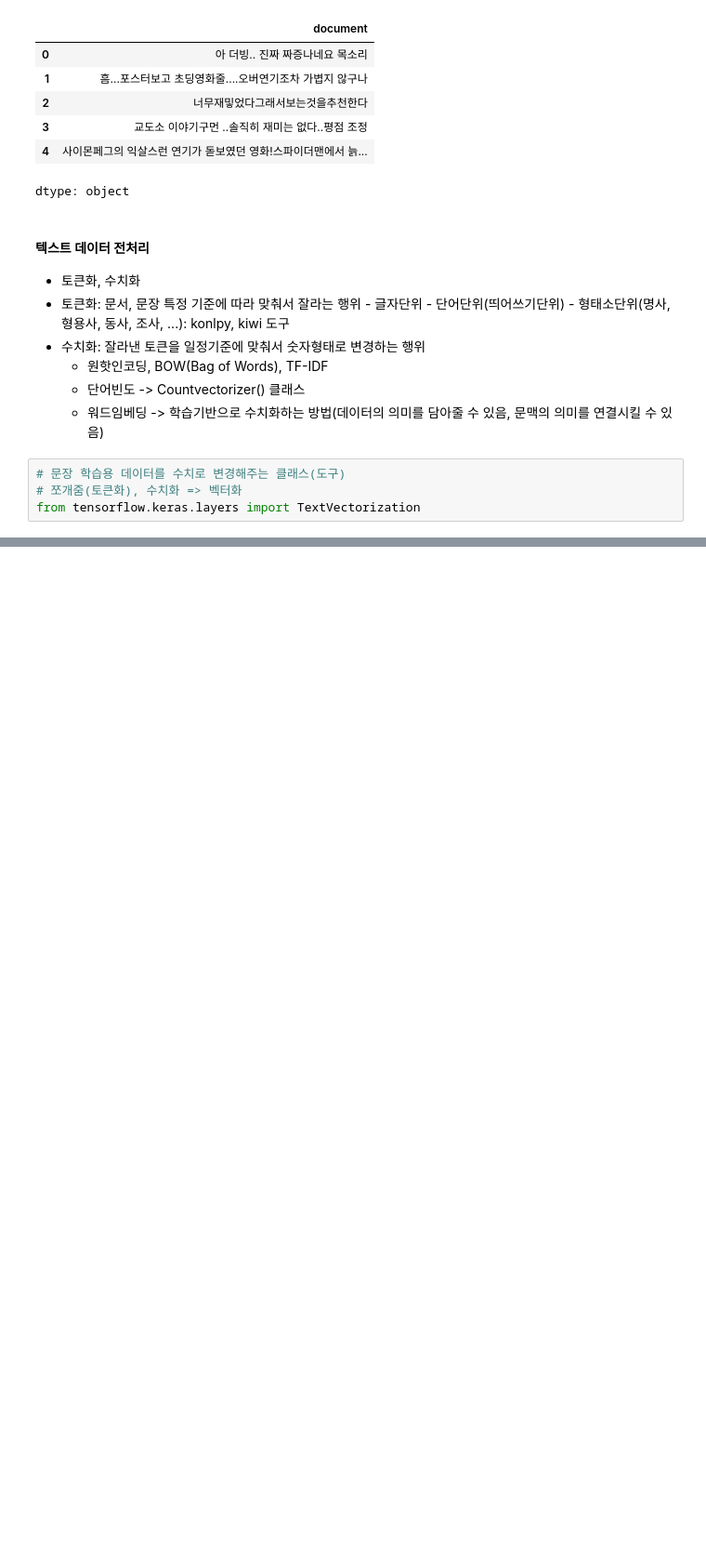
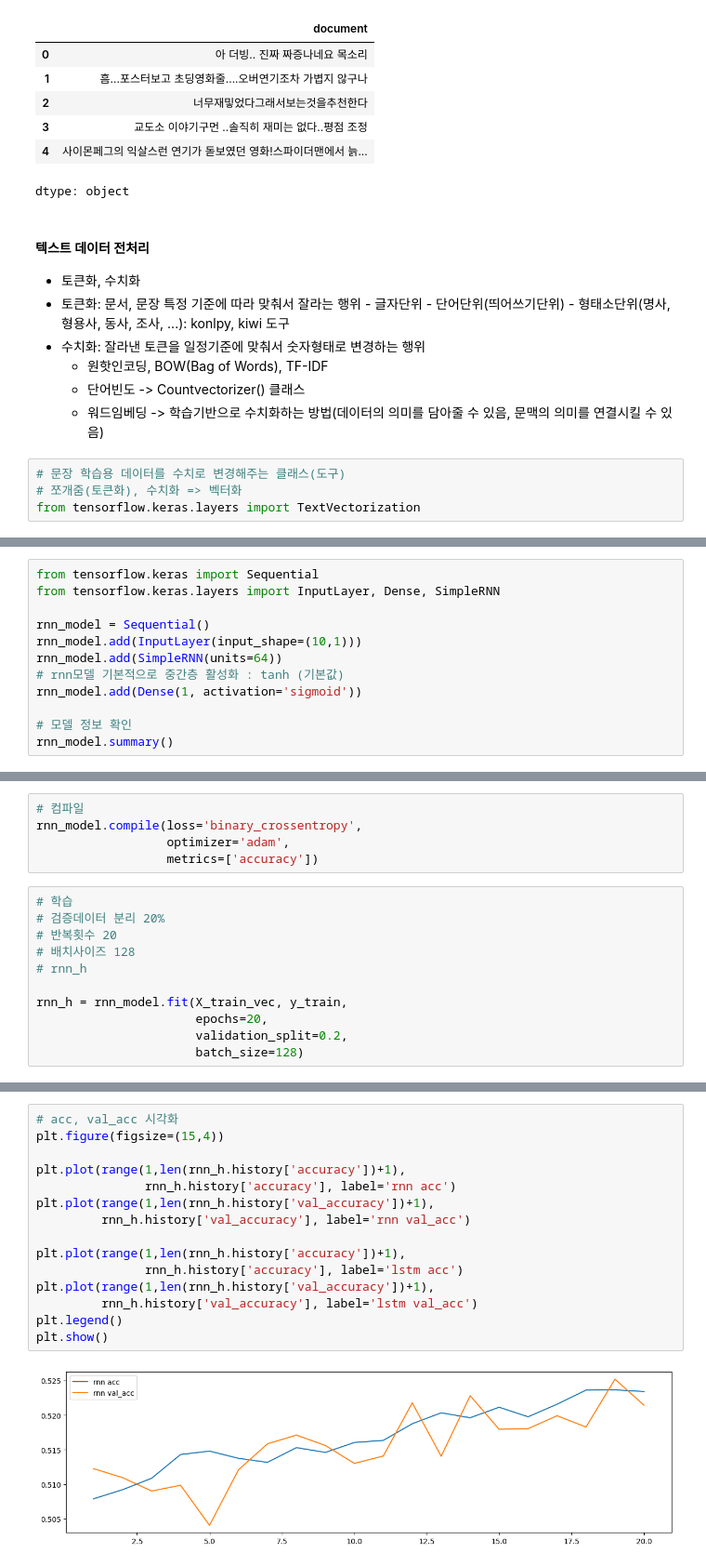
Before and after one commit to hyperdbio/Android-inject, a Jupyter notebook: ex09_RNN_영화리뷰학습하기(감성분석).ipynb, the cells around one changed output, grey strips where cells are left out. Shown at 93% size. Saved outputs shown, nothing was run; the diff lists cells and outputs as text; blank space fills up the shorter version.

```diff
--- a/ex09_RNN_영화리뷰학습하기(감성분석).ipynb
+++ b/ex09_RNN_영화리뷰학습하기(감성분석).ipynb
@@ -155,0 +276,12 @@ vect
+# %%
+from tensorflow.keras import Sequential
+from tensorflow.keras.layers import InputLayer, Dense, SimpleRNN
+
+rnn_model = Sequential()
+rnn_model.add(InputLayer(input_shape=(10,1)))
+rnn_model.add(SimpleRNN(units=64))
+# rnn모델 기본적으로 중간층 활성화 : tanh (기본값)
+rnn_model.add(Dense(1, activation='sigmoid'))
+
+# 모델 정보 확인
+rnn_model.summary()
@@ -155,0 +300,16 @@ vect
+# %%
+# 컴파일
+rnn_model.compile(loss='binary_crossentropy',
+                  optimizer='adam',
+                  metrics=['accuracy'])
+# %%
+# 학습
+# 검증데이터 분리 20%
+# 반복횟수 20
+# 배치사이즈 128
+# rnn_h
+
+rnn_h = rnn_model.fit(X_train_vec, y_train,
+                      epochs=20,
+                      validation_split=0.2,
+                      batch_size=128)
@@ -155,0 +334,17 @@ vect
+# %%
+# acc, val_acc 시각화
+plt.figure(figsize=(15,4))
+
+plt.plot(range(1,len(rnn_h.history['accuracy'])+1),
+               rnn_h.history['accuracy'], label='rnn acc')
+plt.plot(range(1,len(rnn_h.history['val_accuracy'])+1),
+         rnn_h.history['val_accuracy'], label='rnn val_acc')
+
+plt.plot(range(1,len(rnn_h.history['accuracy'])+1),
+               rnn_h.history['accuracy'], label='lstm acc')
+plt.plot(range(1,len(rnn_h.history['val_accuracy'])+1),
+         rnn_h.history['val_accuracy'], label='lstm val_acc')
+plt.legend()
+plt.show()
+# %% [output]
+[figure, added]
```
Also changed, not shown: parts of 42 cells of this notebook.
